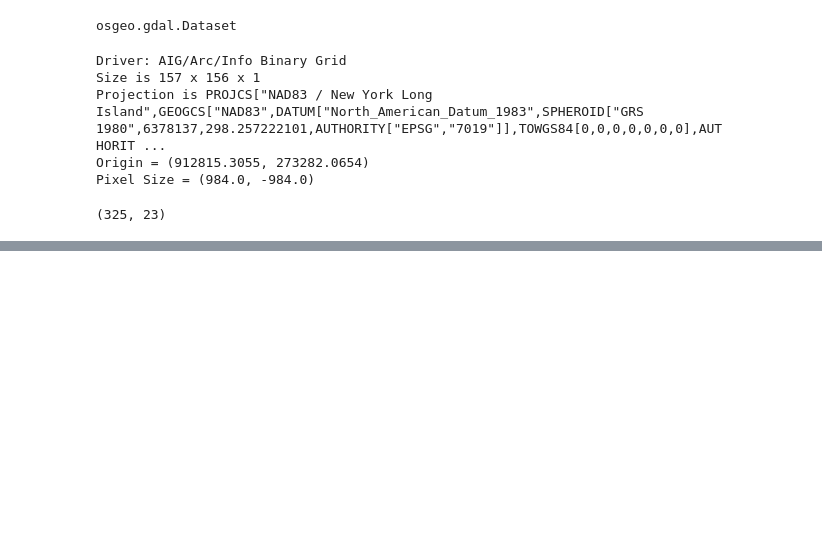
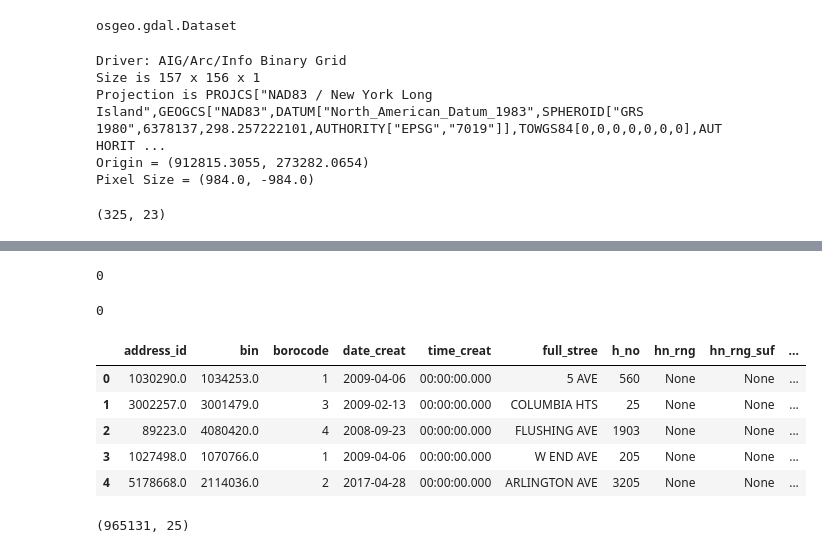
Before and after one commit to The-Sunshine-Collective/DataCleaning, a Jupyter notebook: Solar_EDA.ipynb, the cells around one changed output, grey strips where cells are left out. Saved outputs shown, nothing was run; the diff lists cells and outputs as text; code cells hidden in the pictures; blank space fills up the shorter version.

```diff
--- a/Solar_EDA.ipynb
+++ b/Solar_EDA.ipynb
@@ -129,0 +202,22 @@ geo_test.head()
+# %%
+# None of the areas are zero, excellent
+(building_data['shape_area'] == 0).sum()
+# %% [output]
+0
+# %%
+# And a check for duplicates
+building_data.duplicated().sum()
+# %% [output]
+0
+# %%
+# Now the same routine with the other shapefile
+address_geo = gpd.read_file("../data/Address_Points/geo_export_6a9aaf3b-b9d7-4c15-a922-0eb4efd2555d.dbf")
+# %%
+address_geo.head()
+# %% [output]
+|  | address_id | bin | borocode | date_creat | time_creat | full_stree | h_no | hn_rng | hn_rng_suf | ... |
+| 0 | 1030290.0 | 1034253.0 | 1 | 2009-04-06 | 00:00:00.000 | 5 AVE | 560 | None | None | ... |
+| 1 | 3002257.0 | 3001479.0 | 3 | 2009-02-13 | 00:00:00.000 | COLUMBIA HTS | 25 | None | None | ... |
+| 2 | 89223.0 | 4080420.0 | 4 | 2008-09-23 | 00:00:00.000 | FLUSHING AVE | 1903 | None | None | ... |
+| 3 | 1027498.0 | 1070766.0 | 1 | 2009-04-06 | 00:00:00.000 | W END AVE | 205 | None | None | ... |
+| 4 | 5178668.0 | 2114036.0 | 2 | 2017-04-28 | 00:00:00.000 | ARLINGTON AVE | 3205 | None | None | ... |
@@ -129,0 +226,5 @@ geo_test.head()
+# %%
+# We definitely have fewer rows here than in building footprints
+address_data.shape
+# %% [output]
+(965131, 25)
```
Also changed, not shown: parts of 37 cells of this notebook.
